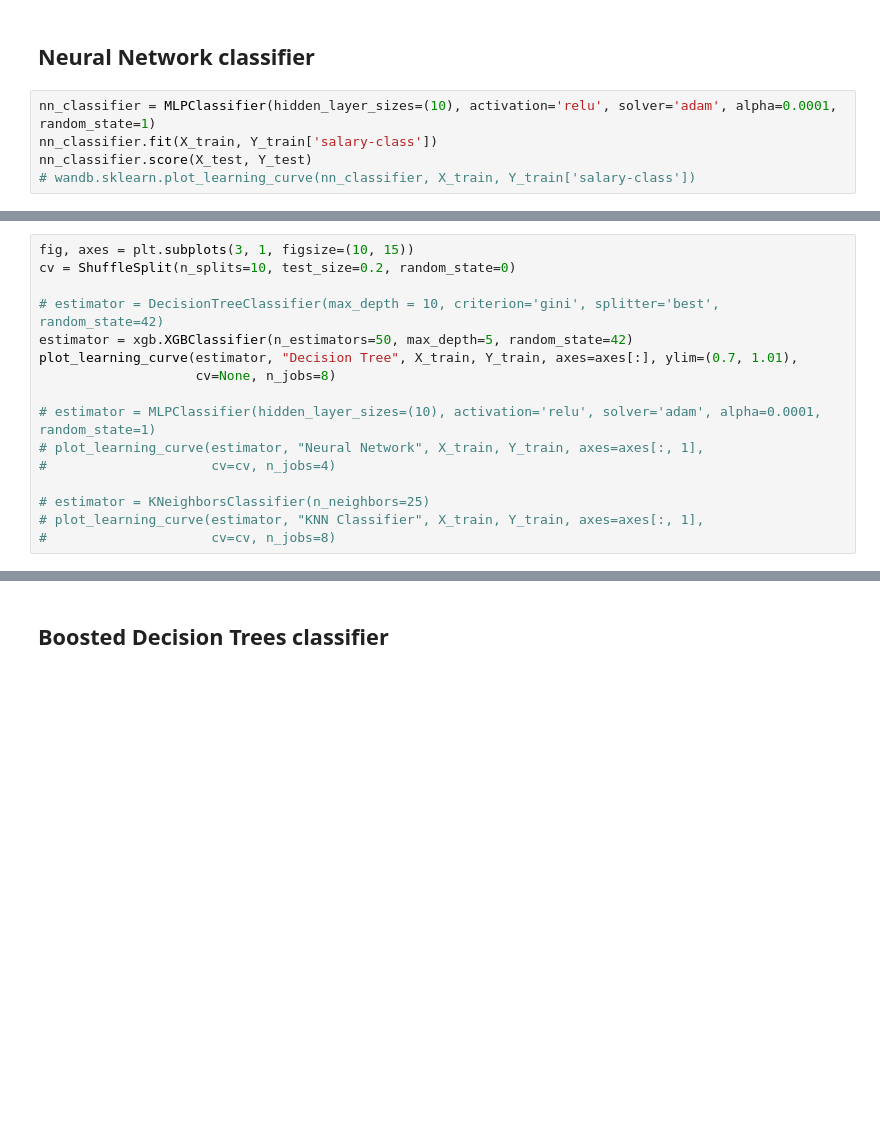
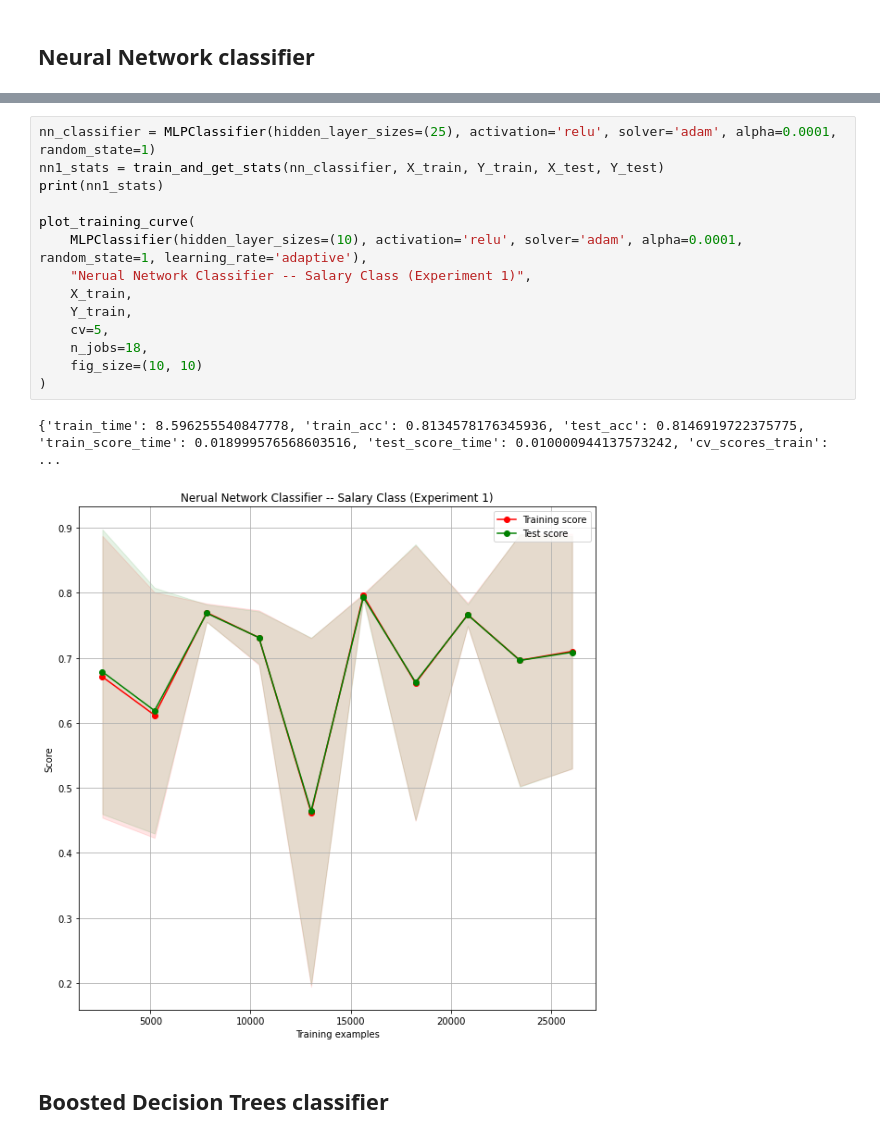
Before and after one commit to jacobromero/cs7641_p01, a Jupyter notebook: project_01_notebook.ipynb, the cells around one changed output, grey strips where cells are left out. Saved outputs shown, nothing was run; the diff lists cells and outputs as text; blank space fills up the shorter version.

```diff
--- a/project_01_notebook.ipynb
+++ b/project_01_notebook.ipynb
@@ -258,7 +307,2 @@ knn_classifier.score(X_test, Y_test)
 # %% [markdown]
 ## Neural Network classifier
-# %%
-nn_classifier = MLPClassifier(hidden_layer_sizes=(10), activation='relu', solver='adam', alpha=0.0001, random_state=1)
-nn_classifier.fit(X_train, Y_train['salary-class'])
-nn_classifier.score(X_test, Y_test)
-# wandb.sklearn.plot_learning_curve(nn_classifier, X_train, Y_train['salary-class'])
@@ -324,16 +308,0 @@ plt.show()
-# %%
-fig, axes = plt.subplots(3, 1, figsize=(10, 15))
-cv = ShuffleSplit(n_splits=10, test_size=0.2, random_state=0)
-
-# estimator = DecisionTreeClassifier(max_depth = 10, criterion='gini', splitter='best', random_state=42)
-estimator = xgb.XGBClassifier(n_estimators=50, max_depth=5, random_state=42)
-plot_learning_curve(estimator, "Decision Tree", X_train, Y_train, axes=axes[:], ylim=(0.7, 1.01),
-                    cv=None, n_jobs=8)
-
-# estimator = MLPClassifier(hidden_layer_sizes=(10), activation='relu', solver='adam', alpha=0.0001, random_state=1)
-# plot_learning_curve(estimator, "Neural Network", X_train, Y_train, axes=axes[:, 1],
-#                     cv=cv, n_jobs=4)
-
-# estimator = KNeighborsClassifier(n_neighbors=25)
-# plot_learning_curve(estimator, "KNN Classifier", X_train, Y_train, axes=axes[:, 1],
-#                     cv=cv, n_jobs=8)
@@ -343,2 +309,19 @@ plot_learning_curve(estimator, "Decision Tree", X_train, Y_train, axes=axes[:],
+# %%
+nn_classifier = MLPClassifier(hidden_layer_sizes=(25), activation='relu', solver='adam', alpha=0.0001, random_state=1)
+nn1_stats = train_and_get_stats(nn_classifier, X_train, Y_train, X_test, Y_test)
+print(nn1_stats)
+
+plot_training_curve(
+    MLPClassifier(hidden_layer_sizes=(10), activation='relu', solver='adam', alpha=0.0001, random_state=1, learning_rate='adaptive'),
+    "Nerual Network Classifier -- Salary Class (Experiment 1)",
+    X_train,
+    Y_train,
+    cv=5,
+    n_jobs=18,
+    fig_size=(10, 10)
+)
+# %% [output]
+{'train_time': 8.596255540847778, 'train_acc': 0.8134578176345936, 'test_acc': 0.8146919722375775, 'train_score_time': 0.018999576568603516, 'test_score_time': 0.010000944137573242, 'cv_scores_train': ...
+[figure, added]
 # %% [markdown]
 ## Boosted Decision Trees classifier
```
Also changed, not shown: parts of 67 cells of this notebook, 7 other files.
